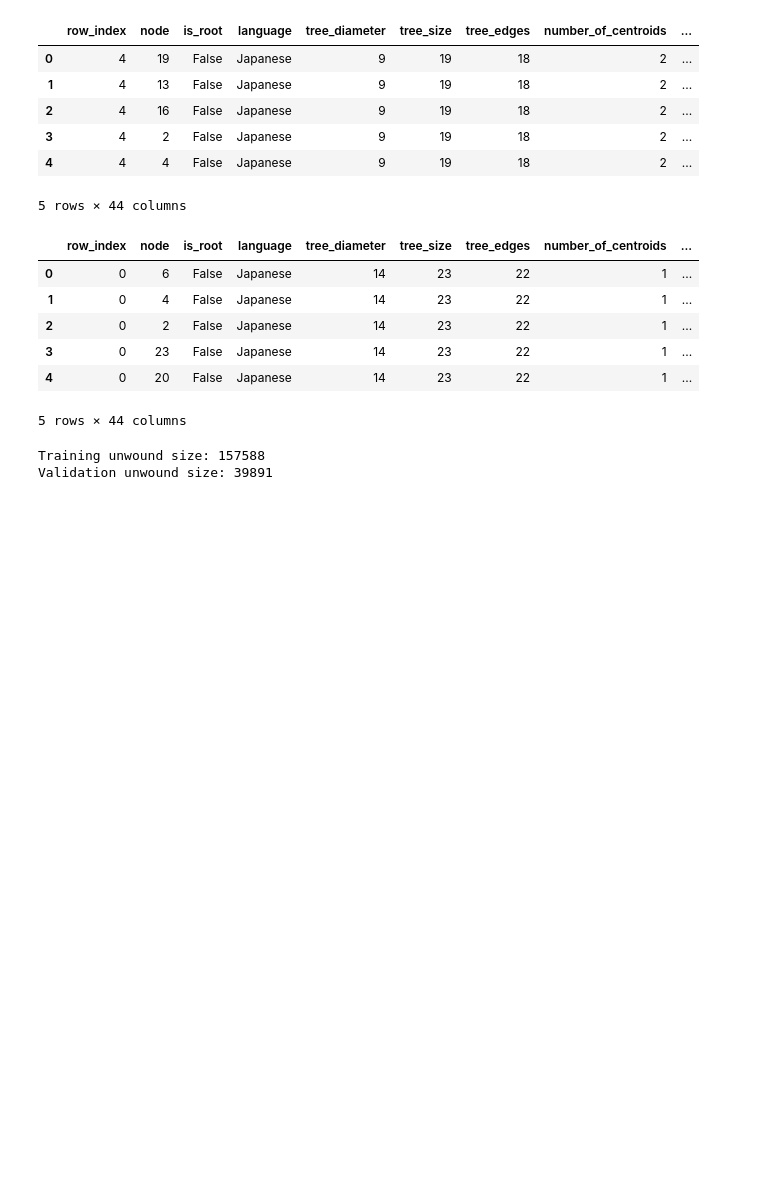
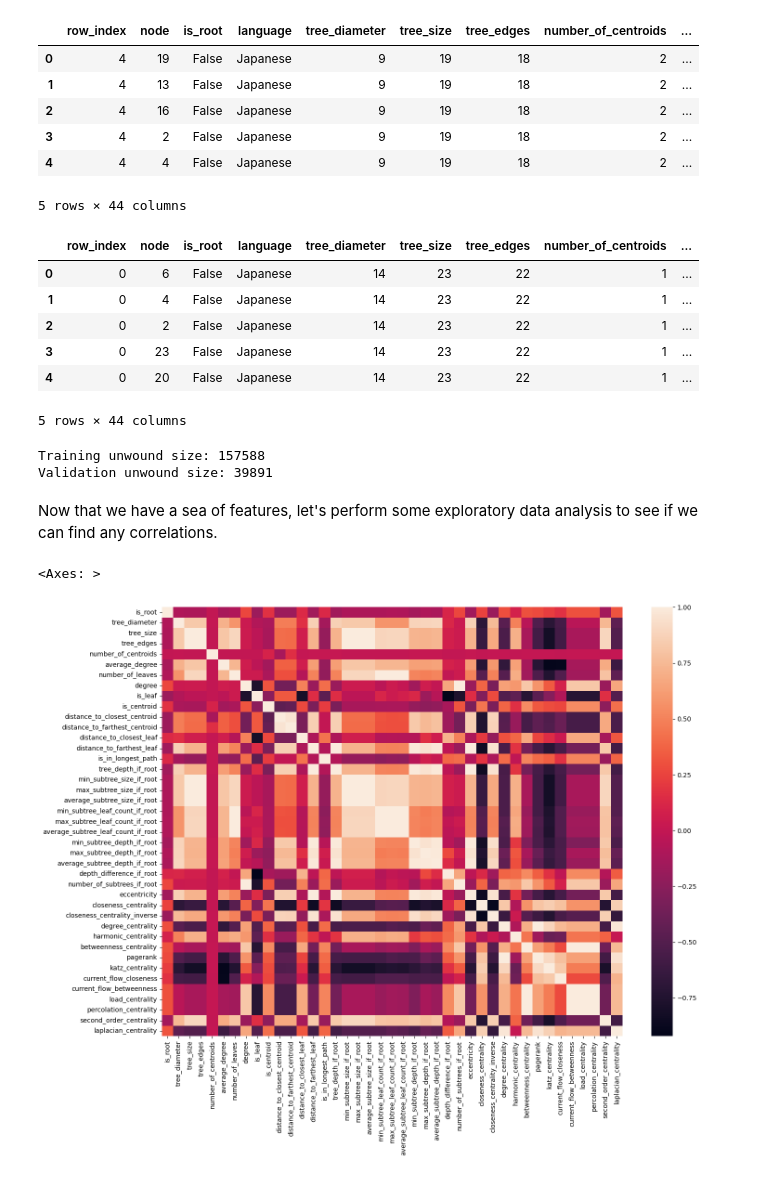
Before and after one commit to AimbotParce/MDS-ML-SyntacticTreeRooting, a Jupyter notebook: src/feature-engineering.ipynb, the cells around one changed output. Saved outputs shown, nothing was run; the diff lists cells and outputs as text; code cells hidden in the pictures; blank space fills up the shorter version.

Commit message:
Habemus corr plot

```diff
--- a/src/feature-engineering.ipynb
+++ b/src/feature-engineering.ipynb
@@ -196,6 +188,7 @@ validation_unwound.head()
 5 rows × 44 columns
 # %%
 training_unwound = pd.concat(training.apply(unwind_tree, axis=1).tolist(), ignore_index=True)
+training_unwound["language"] = training_unwound["language"].astype("category")
 training_unwound.to_csv("../data/cache/training_unwound.csv", index=False)
 training_unwound.head()
 # %% [output]
@@ -212,3 +205,18 @@ print("Validation unwound size:", len(validation_unwound))
 # %% [output]
 Training unwound size: 157588
 Validation unwound size: 39891
+# %% [markdown]
+Now that we have a sea of features, let's perform some exploratory data analysis to see if we can find any correlations.
+# %%
+# To get the corr plot, drop the "row_index" and the "node" columns
+def drop_columns_for_corr_plot(df: pd.DataFrame) -> pd.DataFrame:
+    return df.drop(columns=["row_index", "node", "language"])
+
+
+corr = drop_columns_for_corr_plot(training_unwound).corr()
+round(corr, 2)
+plt.figure(figsize=(16, 12))
+sns.heatmap(corr)
+# %% [output]
+<Axes: >
+[figure, added]
```
Also changed, not shown: parts of 2 cells of this notebook.
